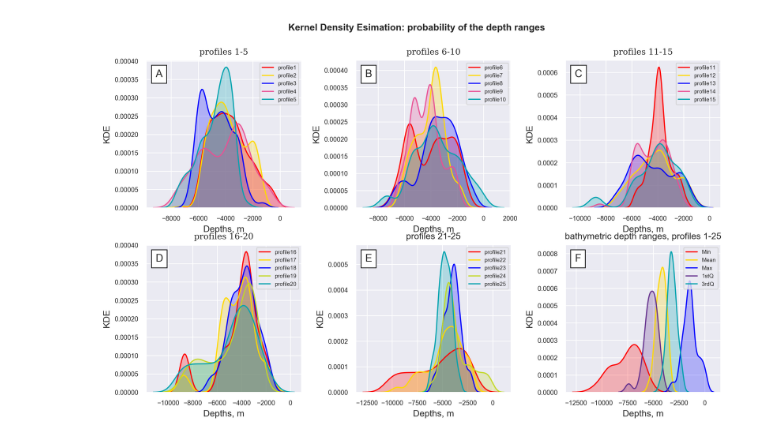
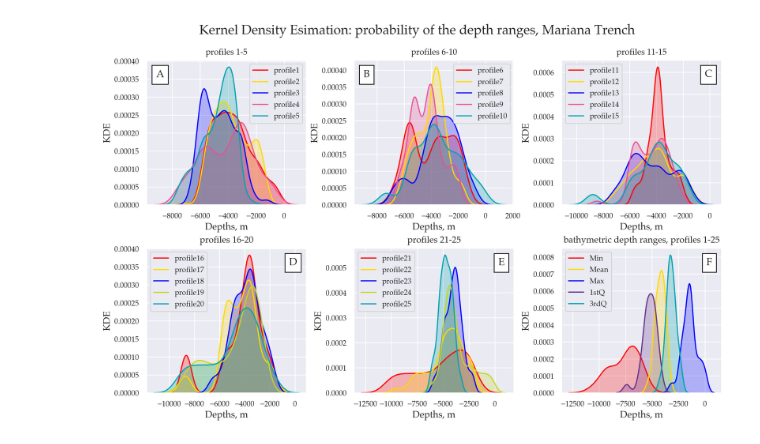
Before and after one commit to paulinelemenkova/Python-script-025-KDE-Density-Curves, a Jupyter notebook: Script-025-KDE-Density Curves SUBPLOTS.ipynb, the cells around one changed output. Saved outputs shown, nothing was run; the diff lists cells and outputs as text; code cells hidden in the pictures.

```diff
--- a/Script-025-KDE-Density Curves SUBPLOTS.ipynb
+++ b/Script-025-KDE-Density Curves SUBPLOTS.ipynb
@@ -3,6 +3,7 @@
 # coding: utf-8
 import os
 import pandas as pd
+import matplotlib.pylab as pylab
 from matplotlib import pyplot as plt
 import matplotlib.artist as martist
 from matplotlib.offsetbox import AnchoredText
@@ -14,11 +15,24 @@ dfM = pd.read_csv("Tab-Morph.csv")
 sns.set_style('darkgrid')
 sns.set_context("paper")
 
-fig = plt.figure(figsize=(10.0, 6.0), dpi=300)
-fig.suptitle('Kernel Density Esimation: probability of the depth ranges',
-            fontsize=10, fontweight='bold', x=0.5, y=0.99)
+params = {'figure.figsize': (10, 6),
+          'figure.dpi': 300,
+          'figure.titlesize': 14,
+          'font.family': 'Palatino',
+          'axes.labelsize': 10,
+          'legend.fontsize': 8,
+          'legend.loc': 'best',
+          'xtick.labelsize': 8,
+          'ytick.labelsize': 8,
+          'axes.labelpad':2,
+         }
+pylab.rcParams.update(params)
 
-def add_at(ax, t, loc=2):
+fig = plt.figure()
+fig.suptitle('Kernel Density Esimation: probability of the depth ranges, Mariana Trench',
+            x=0.5, y=0.99)
+
+def add_at(ax, t, loc=1):
     fp = dict(size=11)
     _at = AnchoredText(t, loc=loc, prop=fp)
     ax.add_artist(_at)
@@ -32,11 +46,8 @@ ax=sns.kdeplot(df['profile3'], shade=True, color="b")
 ax=sns.kdeplot(df['profile4'], shade=True, color="#e95295")
 ax=sns.kdeplot(df['profile5'], shade=True, color="#00a3af")
 ax.set(xlabel='Depths, m', ylabel='KDE')
-ax.legend(loc='upper right', fontsize=6)
-ax.tick_params(axis='x', labelsize=7)
-ax.tick_params(axis='y', labelsize=7)
-plt.title("profiles 1-5", fontsize=9, fontfamily='serif')
-add_at(ax, "A")
+plt.title("profiles 1-5", fontsize=9)
+add_at(ax, "A", loc=2)
 
 
 # subplot 2
@@ -47,11 +58,8 @@ ax=sns.kdeplot(df['profile8'], shade=True, color="b")
 ax=sns.kdeplot(df['profile9'], shade=True, color="#e95295")
 ax=sns.kdeplot(df['profile10'], shade=True, color="#00a3af")
 ax.set(xlabel='Depths, m', ylabel='KDE')
-ax.legend(loc='upper right', fontsize=6)
-ax.tick_params(axis='x', labelsize=7)
-ax.tick_params(axis='y', labelsize=7)
-plt.title("profiles 6-10", fontsize=9, fontfamily='serif')
-add_at(ax, "B")
+plt.title("profiles 6-10", fontsize=9)
+add_at(ax, "B", loc=2)
 
 # subplot 3
 ax = fig.add_subplot(233)
@@ -61,10 +69,7 @@ ax=sns.kdeplot(df['profile13'], shade=True, color="b")
 ax=sns.kdeplot(df['profile14'], shade=True, color="#e95295")
 ax=sns.kdeplot(df['profile15'], shade=True, color="#00a3af")
 ax.set(xlabel='Depths, m', ylabel='KDE')
-ax.legend(loc='upper right', fontsize=6)
-ax.tick_params(axis='x', labelsize=7)
-ax.tick_params(axis='y', labelsize=7)
-plt.title("profiles 11-15", fontsize=9, fontfamily='serif')
+plt.title("profiles 11-15", fontsize=9)
 add_at(ax, "C")
 
 # subplot 4
@@ -75,47 +80,38 @@ ax=sns.kdeplot(df['profile18'], shade=True, color="b")
 ax=sns.kdeplot(df['profile19'], shade=True, color="#c3d825")
 ax=sns.kdeplot(df['profile20'], shade=True, color="#00a3af")
 ax.set(xlabel='Depths, m', ylabel='KDE')
-ax.legend(loc='upper right', fontsize=6)
-ax.tick_params(axis='x', labelsize=7)
-ax.tick_params(axis='y', labelsize=7)
-plt.title("profiles 16-20", fontsize=9, fontfamily='serif')
+plt.title("profiles 16-20")
 add_at(ax, "D")
 
 # subplot 5
 ax = fig.add_subplot(235)
 ax=sns.kdeplot(df['profile21'], shade=True, color="r")
 ax=sns.kdeplot(df['profile22'], shade=True, color="#ffd900")
 ax=sns.kdeplot(df['profile23'], shade=True, color="b")
 ax=sns.kdeplot(df['profile24'], shade=True, color="#c3d825")
 ax=sns.kdeplot(df['profile25'], shade=True, color="#00a3af")
 ax.set(xlabel='Depths, m', ylabel='KDE')
-ax.legend(loc='upper right', fontsize=6)
-ax.tick_params(axis='x', labelsize=7)
-ax.tick_params(axis='y', labelsize=7)
 plt.title("profiles 21-25")
 add_at(ax, "E")
 
 # subplot 6
 ax = fig.add_subplot(236)
 ax=sns.kdeplot(dfM['Min'], shade=True, color="r")
 ax=sns.kdeplot(dfM['Mean'], shade=True, color="#ffd900")
 ax=sns.kdeplot(dfM['Max'], shade=True, color="b")
 ax=sns.kdeplot(dfM['1stQ'], shade=True, color="#65318e")
 ax=sns.kdeplot(dfM['3rdQ'], shade=True, color="#00a3af")
 ax.set(xlabel='Depths, m', ylabel='KDE')
-ax.legend(loc='upper right', fontsize=6)
-ax.tick_params(axis='x', labelsize=7)
-ax.tick_params(axis='y', labelsize=7)
 plt.title("bathymetric depth ranges, profiles 1-25")
 add_at(ax, "F")
 
 # visualizing and saving
 plt.tight_layout()
 plt.subplots_adjust(top=0.90, bottom=0.08,
                     left=0.10, right=0.95,
-                    hspace=0.25, wspace=0.35
+                    hspace=0.3, wspace=0.3
                     )
 plt.savefig('plot_KDE.png', dpi=300)
 plt.show()
 # %% [output]
-[figure, old version]
+[figure, new version]
```
